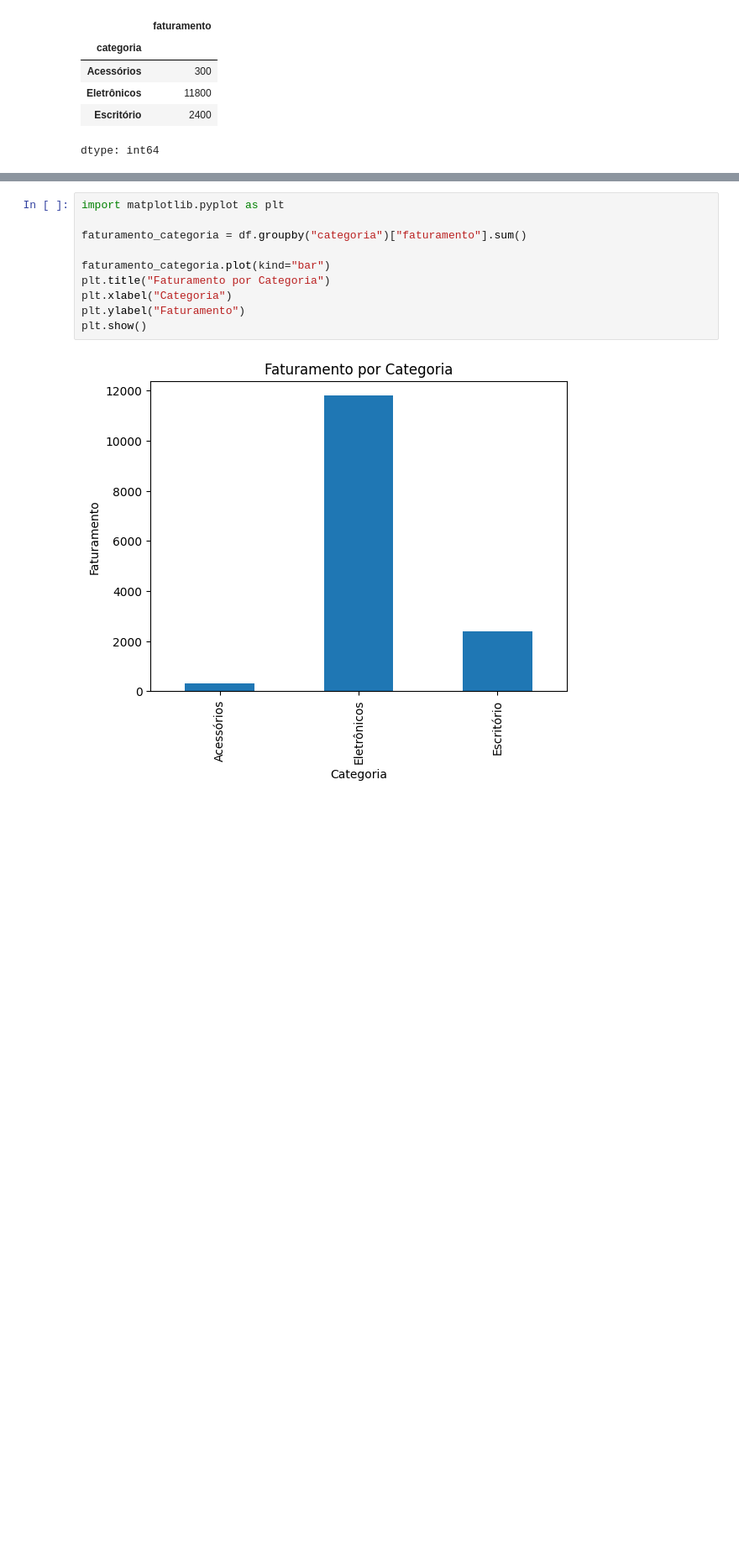
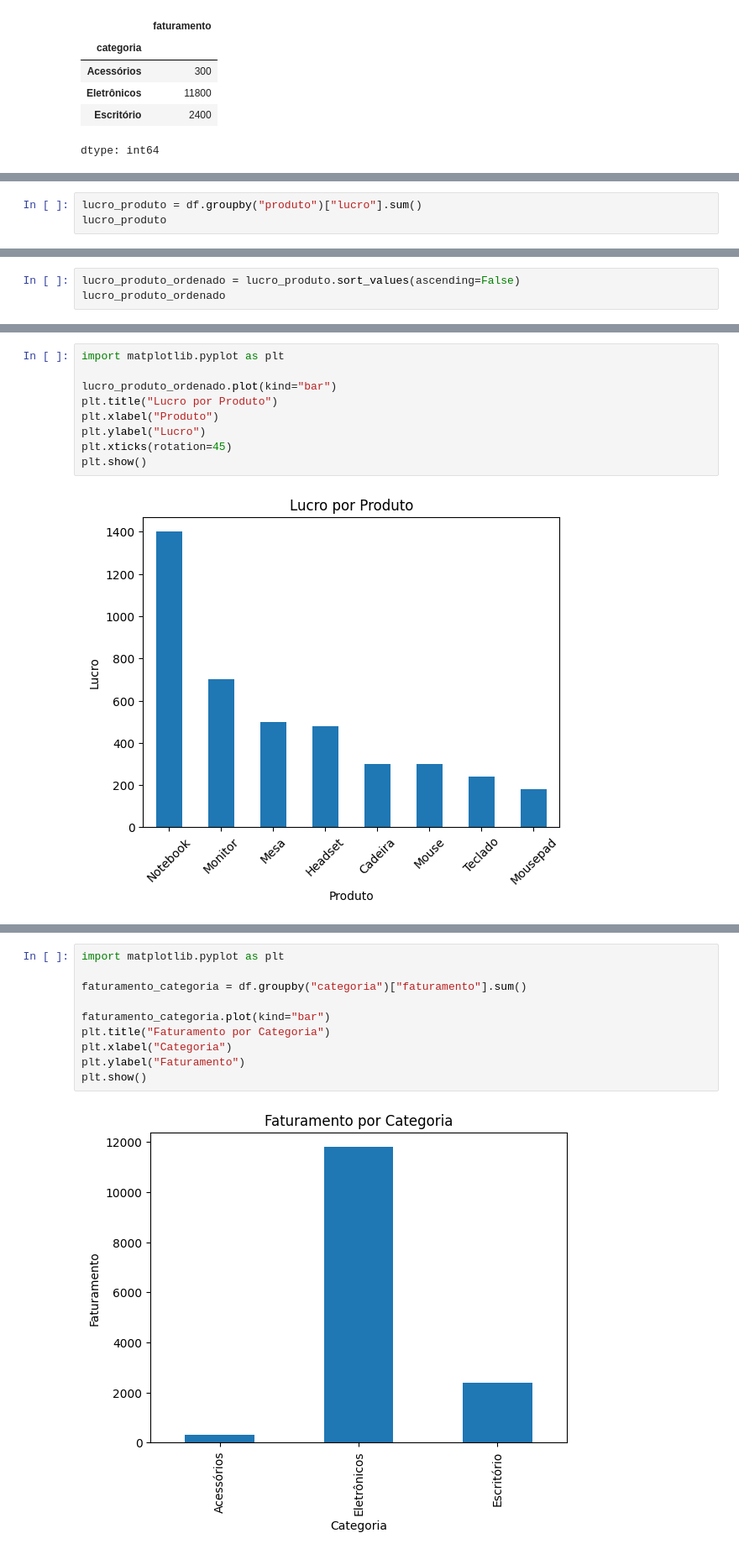
Before and after one commit to brunalorly/analise-vendas-python, a Jupyter notebook: notebooks/analise_vendas.ipynb, the cells around one changed output, grey strips where cells are left out. Shown at 84% size. Cells and saved outputs as stored; diff of their text form; blank space fills up the shorter version.

```diff
--- a/notebooks/analise_vendas.ipynb
+++ b/notebooks/analise_vendas.ipynb
@@ -76,0 +109,3 @@ dtype: int64
+# %%
+lucro_produto = df.groupby("produto")["lucro"].sum()
+lucro_produto
@@ -76,0 +124,3 @@ dtype: int64
+# %%
+lucro_produto_ordenado = lucro_produto.sort_values(ascending=False)
+lucro_produto_ordenado
@@ -76,0 +139,11 @@ dtype: int64
+# %%
+import matplotlib.pyplot as plt
+
+lucro_produto_ordenado.plot(kind="bar")
+plt.title("Lucro por Produto")
+plt.xlabel("Produto")
+plt.ylabel("Lucro")
+plt.xticks(rotation=45)
+plt.show()
+# %% [output]
+[figure, added]
```
Also changed, not shown: parts of 11 cells of this notebook.
